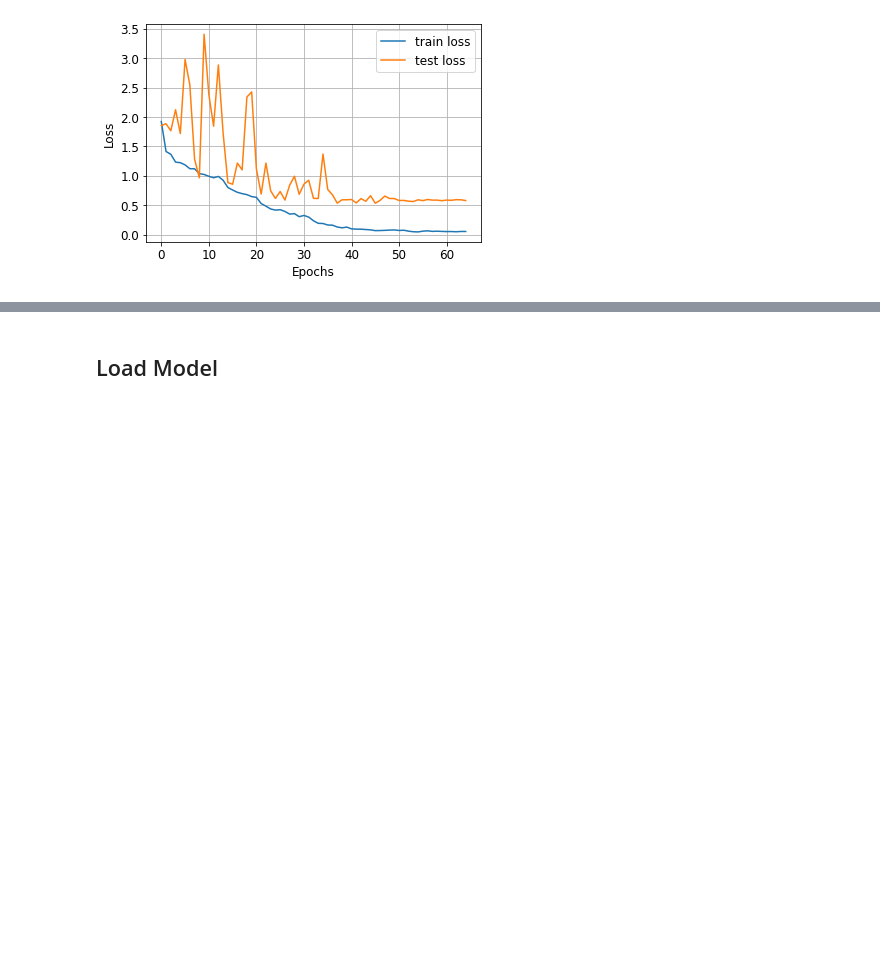
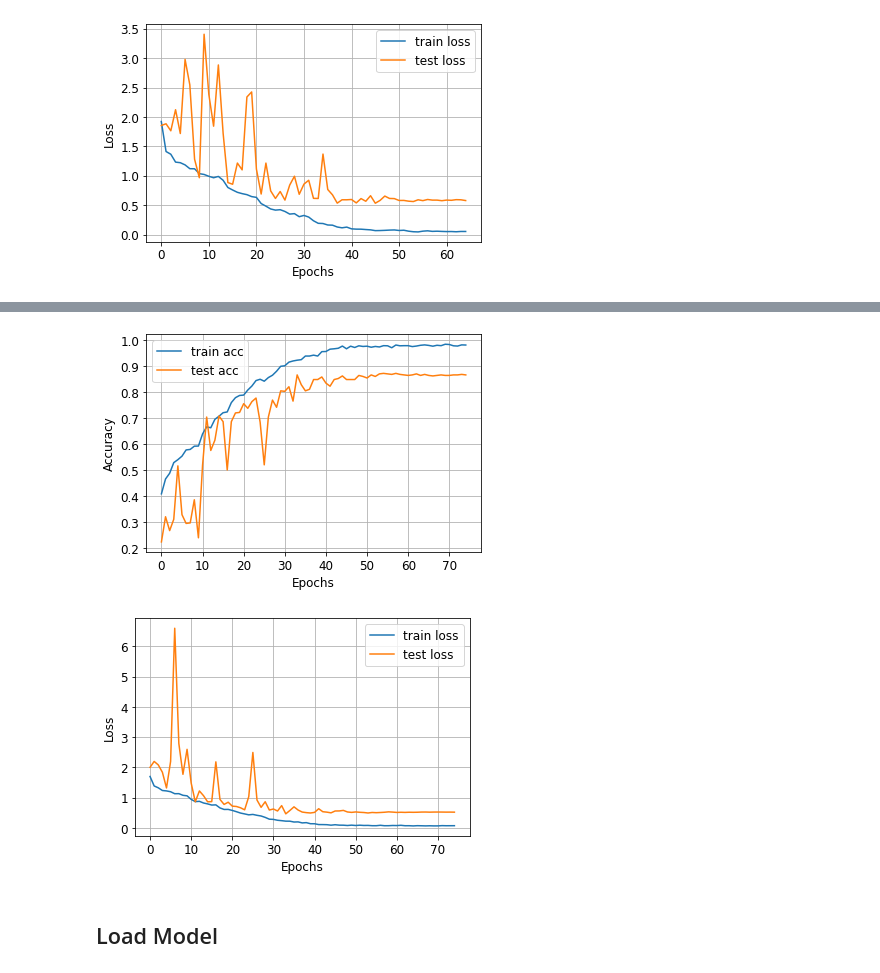
Before and after one commit to jxin11/waste-image-classification, a Jupyter notebook: Waste_Image_Classification.ipynb, the cells around one changed output, grey strips where cells are left out. Drawn from its saved outputs; the diff is of its cells as text; code cells hidden in the pictures; blank space fills up the shorter version.

```diff
--- a/Waste_Image_Classification.ipynb
+++ b/Waste_Image_Classification.ipynb
@@ -1190,3 +1242,8 @@ plotTrainingCurves('/content/InceptionResNetV2_3_8_3_Adam_history')
+# %%
+plotTrainingCurves('/content/InceptionResNetV2_1_6_1_Adam_history')
+# %% [output]
+[figure, added]
+[figure, added]
 # %% [markdown]
 ## Load Model
 # %% [markdown]
```
Also changed, not shown: parts of 13 cells of this notebook.
